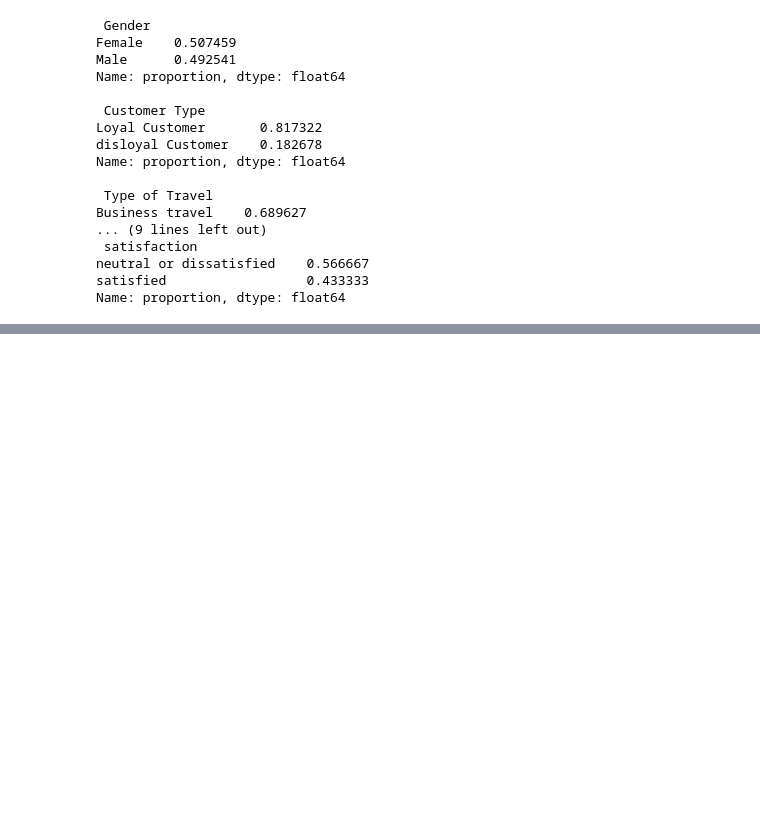
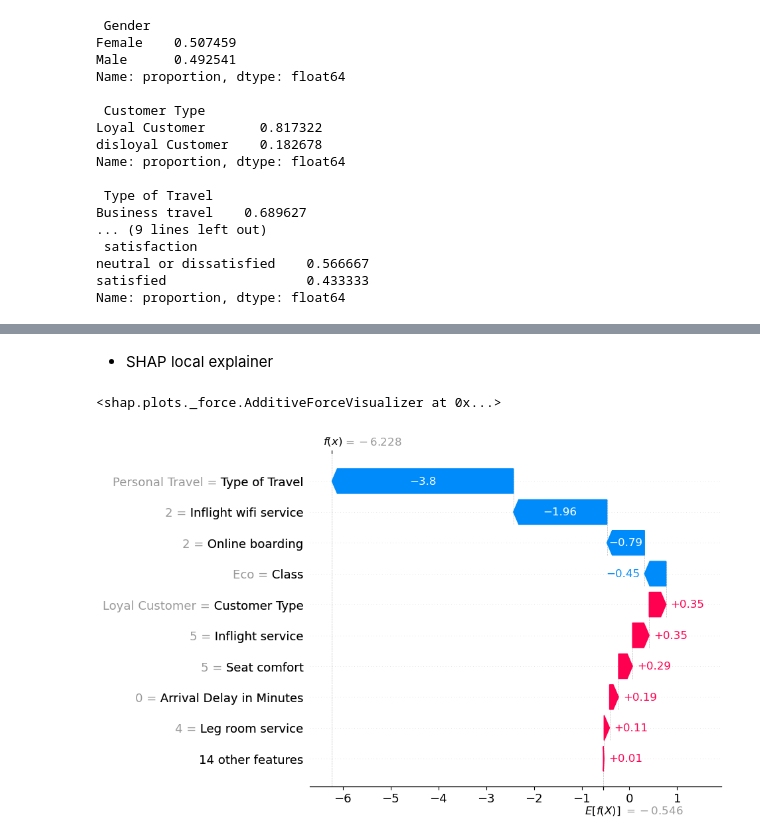
Before and after one commit to woojin-heo/SHAP, a Jupyter notebook: scripts/model_catboost_shap.ipynb, the cells around one changed output, grey strips where cells are left out. Saved outputs shown, nothing was run; the diff lists cells and outputs as text; code cells hidden in the pictures; blank space fills up the shorter version.

```diff
--- a/scripts/model_catboost_shap.ipynb
+++ b/scripts/model_catboost_shap.ipynb
@@ -56,7 +54,7 @@ from sklearn.model_selection import train_test_split
 from sklearn.metrics import accuracy_score
 
 # data load
-X = df.drop('satisfaction', axis=1)
+X = df.drop(columns=['id','satisfaction'], axis=1)
 y = df['satisfaction']
 X_train, X_test, y_train, y_test = train_test_split(X, y, test_size=0.2, random_state=42)
 
@@ -118,0 +179,11 @@ shap.summary_plot(shap_values, X_test)
+# %% [markdown]
+- SHAP local explainer
+# %%
+shap.force_plot(explainer.expected_value, shap_values[0], X_test.iloc[0])
+# %% [output]
+<shap.plots._force.AdditiveForceVisualizer at 0x...>
+# %%
+# individual data point SHAP value Waterfall Plot
+shap.plots.waterfall(shap.Explanation(values=shap_values[0], base_values=explainer.expected_value, data=X_test.iloc[0]))
+# %% [output]
+[figure, added]
```
Also changed, not shown: parts of 19 cells of this notebook, 2 other files.
